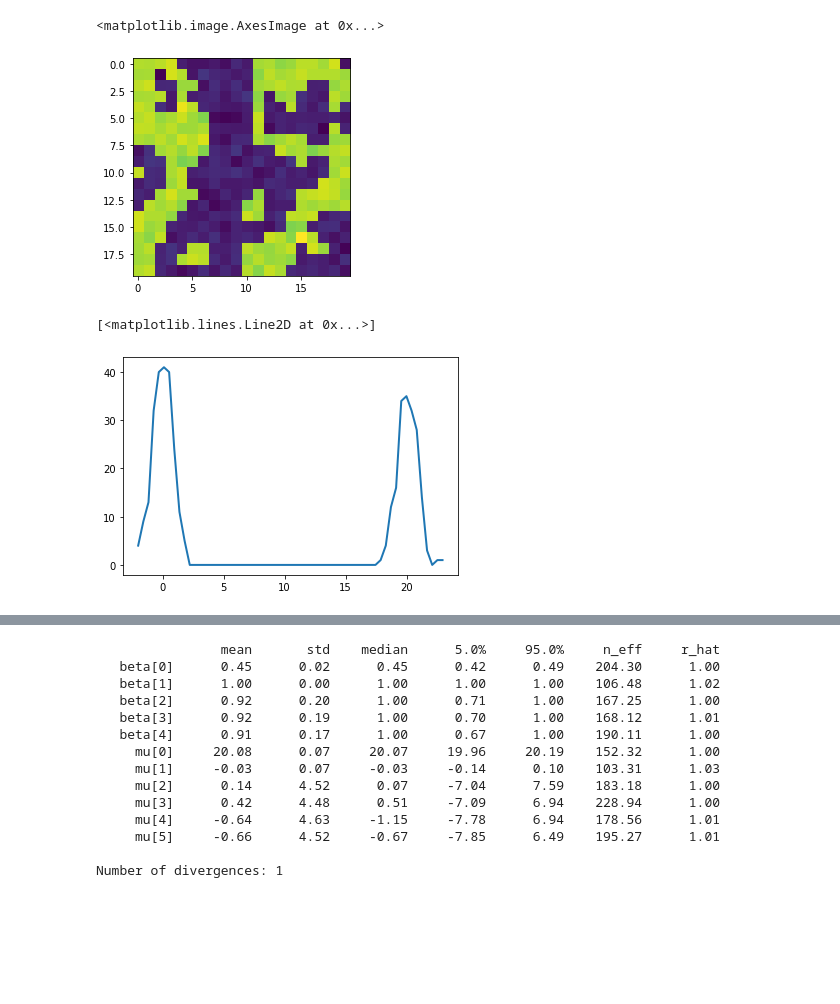
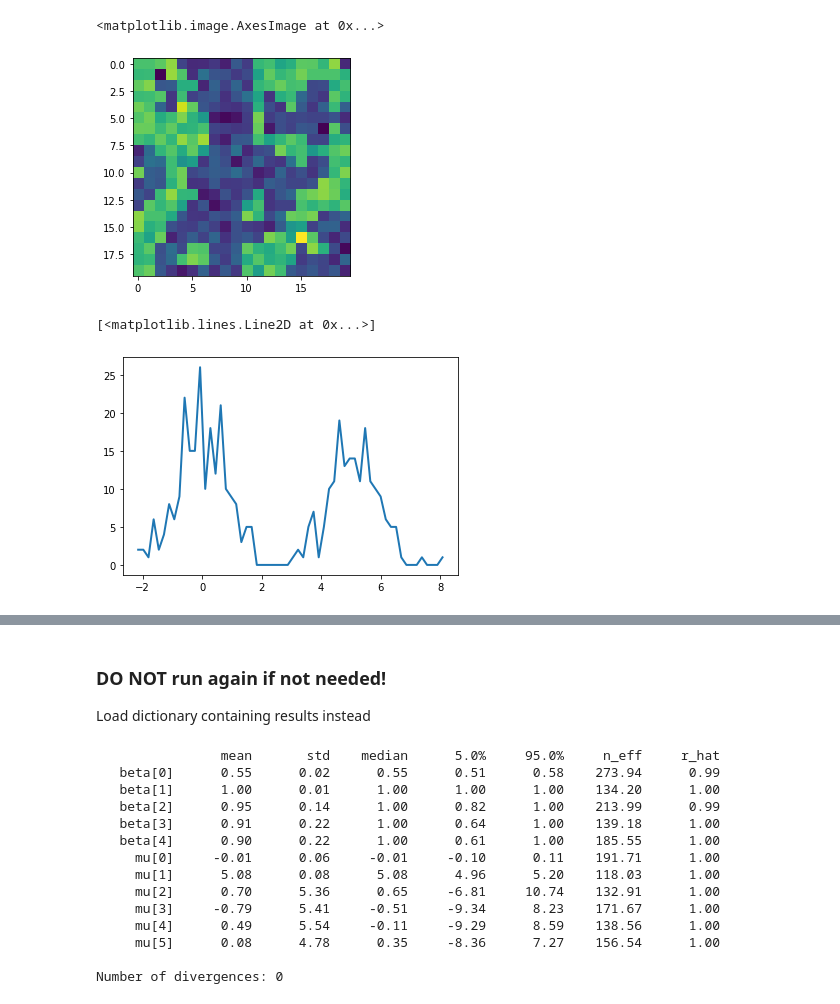
Before and after one commit to Francesc0rtu/DPGMM, a Jupyter notebook: img_segmentation_mcmc_copy.ipynb, the cells around one changed output, grey strips where cells are left out. Saved outputs shown, nothing was run; the diff lists cells and outputs as text; code cells hidden in the pictures; blank space fills up the shorter version.

```diff
--- a/img_segmentation_mcmc_copy.ipynb
+++ b/img_segmentation_mcmc_copy.ipynb
@@ -31,29 +32,29 @@ def mix_weights(beta):
 # %%
 np.random.seed(1)
 n = 10
 l = 20
 im = np.zeros((l, l))  # im lxl
 points = l*np.random.random((3, n**2))
 
 im[(points[0]).astype(np.int), (points[1]).astype(np.int)] = 20 # random noise
 #plt.imshow(np.reshape(im, (256,256)))
 
 im = ndimage.gaussian_filter(im, sigma=l/(2.*n))
 plt.imshow(np.reshape(im, (l,l)))
 
 mask = (im > im.mean()).astype(np.float)
-img = mask*20 + 0.8*np.random.randn(*mask.shape)
+img = mask*5 + 0.8*np.random.randn(*mask.shape)
 plt.imshow(np.reshape(img, (l,l)))
 # %% [output]
 <matplotlib.image.AxesImage at 0x...>
-[figure, old version]
+[figure, new version]
 # %%
 hist, bin_edges = np.histogram(img, bins=60)
 bin_centers = 0.5*(bin_edges[:-1] + bin_edges[1:])
 plt.plot(bin_centers, hist, lw=2)
 # %% [output]
 [<matplotlib.lines.Line2D at 0x...>]
-[figure, old version]
+[figure, new version]
 # %%
 def model(data):
     with pyro.plate("beta_plate", T-1):
@@ -77,27 +78,30 @@ N = data.shape[0]
 pyro.render_model(model, model_args=(data,), render_distributions=True)
 # %% [output]
 [drawing not drawn]
+# %% [markdown]
+### DO NOT run again if not needed!
+Load dictionary containing results instead
 # %%
-pyro.clear_param_store()
-nuts_kernel = NUTS(model)
-mcmc = MCMC(nuts_kernel, warmup_steps=500, num_samples=200, num_chains=1)
-mcmc.run(data=data)
-mcmc.summary()
+# pyro.clear_param_store()
+# nuts_kernel = NUTS(model)
+# mcmc = MCMC(nuts_kernel, warmup_steps=500, num_samples=200, num_chains=1)
+# mcmc.run(data=data)
+# mcmc.summary()
 # %% [output]
                 mean       std    median      5.0%     95.0%     n_eff     r_hat
-   beta[0]      0.45      0.02      0.45      0.42      0.49    204.30      1.00
-   beta[1]      1.00      0.00      1.00      1.00      1.00    106.48      1.02
-   beta[2]      0.92      0.20      1.00      0.71      1.00    167.25      1.00
-   beta[3]      0.92      0.19      1.00      0.70      1.00    168.12      1.01
-   beta[4]      0.91      0.17      1.00      0.67      1.00    190.11      1.00
-     mu[0]     20.08      0.07     20.07     19.96     20.19    152.32      1.00
-     mu[1]     -0.03      0.07     -0.03     -0.14      0.10    103.31      1.03
-     mu[2]      0.14      4.52      0.07     -7.04      7.59    183.18      1.00
-     mu[3]      0.42      4.48      0.51     -7.09      6.94    228.94      1.00
-     mu[4]     -0.64      4.63     -1.15     -7.78      6.94    178.56      1.01
-     mu[5]     -0.66      4.52     -0.67     -7.85      6.49    195.27      1.01
+   beta[0]      0.55      0.02      0.55      0.51      0.58    273.94      0.99
+   beta[1]      1.00      0.01      1.00      1.00      1.00    134.20      1.00
+   beta[2]      0.95      0.14      1.00      0.82      1.00    213.99      0.99
+   beta[3]      0.91      0.22      1.00      0.64      1.00    139.18      1.00
+   beta[4]      0.90      0.22      1.00      0.61      1.00    185.55      1.00
+     mu[0]     -0.01      0.06     -0.01     -0.10      0.11    191.71      1.00
+     mu[1]      5.08      0.08      5.08      4.96      5.20    118.03      1.00
+     mu[2]      0.70      5.36      0.65     -6.81     10.74    132.91      1.00
+     mu[3]     -0.79      5.41     -0.51     -9.34      8.23    171.67      1.00
+     mu[4]      0.49      5.54     -0.11     -9.29      8.59    138.56      1.00
+     mu[5]      0.08      4.78      0.35     -8.36      7.27    156.54      1.00
 
-Number of divergences: 1
+Number of divergences: 0
 # %%
 mcmc_samples = mcmc.get_samples(group_by_chain=True)
 
```
Also changed, not shown: parts of 7 cells of this notebook, 1 other file.
